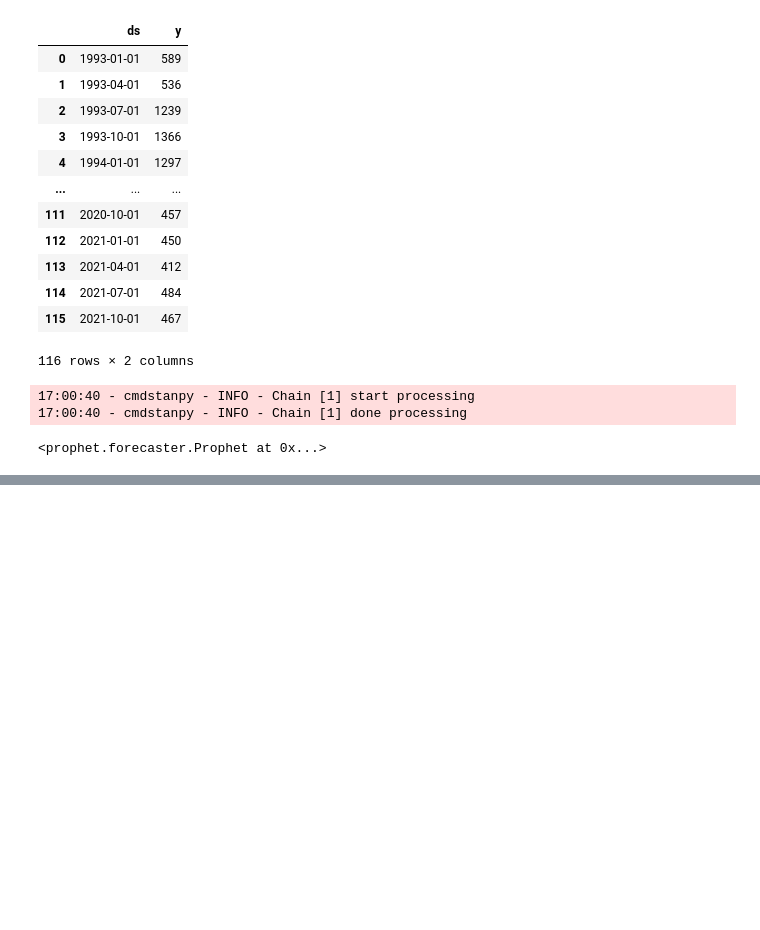
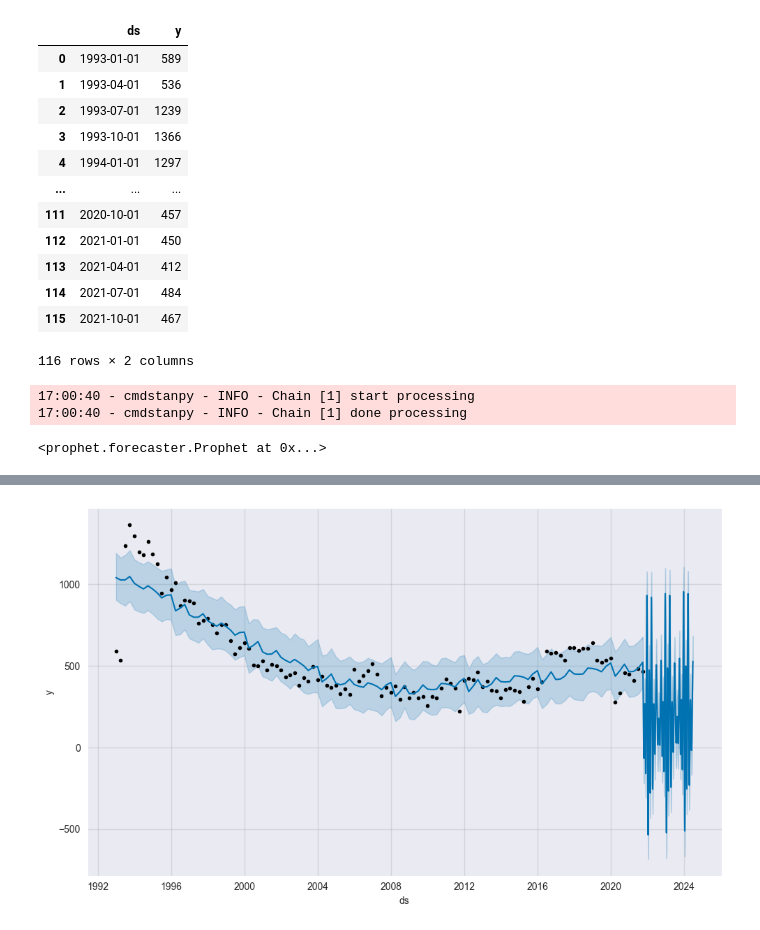
Before and after one commit to MarcusO17/NCVS2022Analysis, a Jupyter notebook: TimeSeriesAnalysis.ipynb, the cells around one changed output, grey strips where cells are left out. Cells and saved outputs as stored; diff of their text form; code cells hidden in the pictures; blank space fills up the shorter version.

```diff
--- a/TimeSeriesAnalysis.ipynb
+++ b/TimeSeriesAnalysis.ipynb
@@ -341,3 +341,6 @@ m.fit(prop_df)
 17:00:40 - cmdstanpy - INFO - Chain [1] start processing
 17:00:40 - cmdstanpy - INFO - Chain [1] done processing
 <prophet.forecaster.Prophet at 0x...>
+# %%
+future = m.make_future_dataframe(periods=1000)
+future.tail()
@@ -343,0 +354,7 @@ m.fit(prop_df)
+# %%
+forecast = m.predict(future)
+forecast = forecast.set_index('ds')
+# %%
+fig1 = m.plot(forecast)
+# %% [output]
+[figure, added]
```
Also changed, not shown: parts of 1 cell of this notebook.
